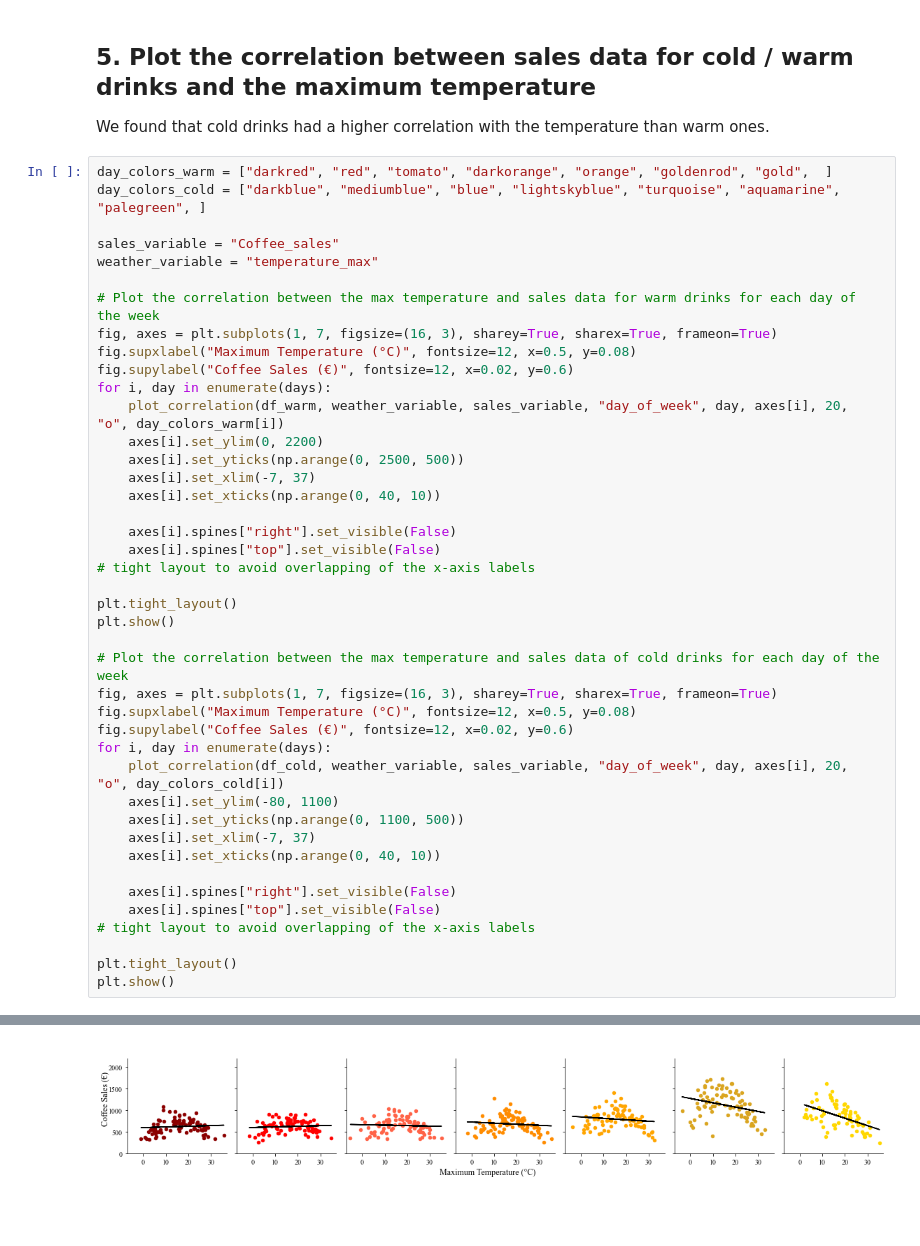
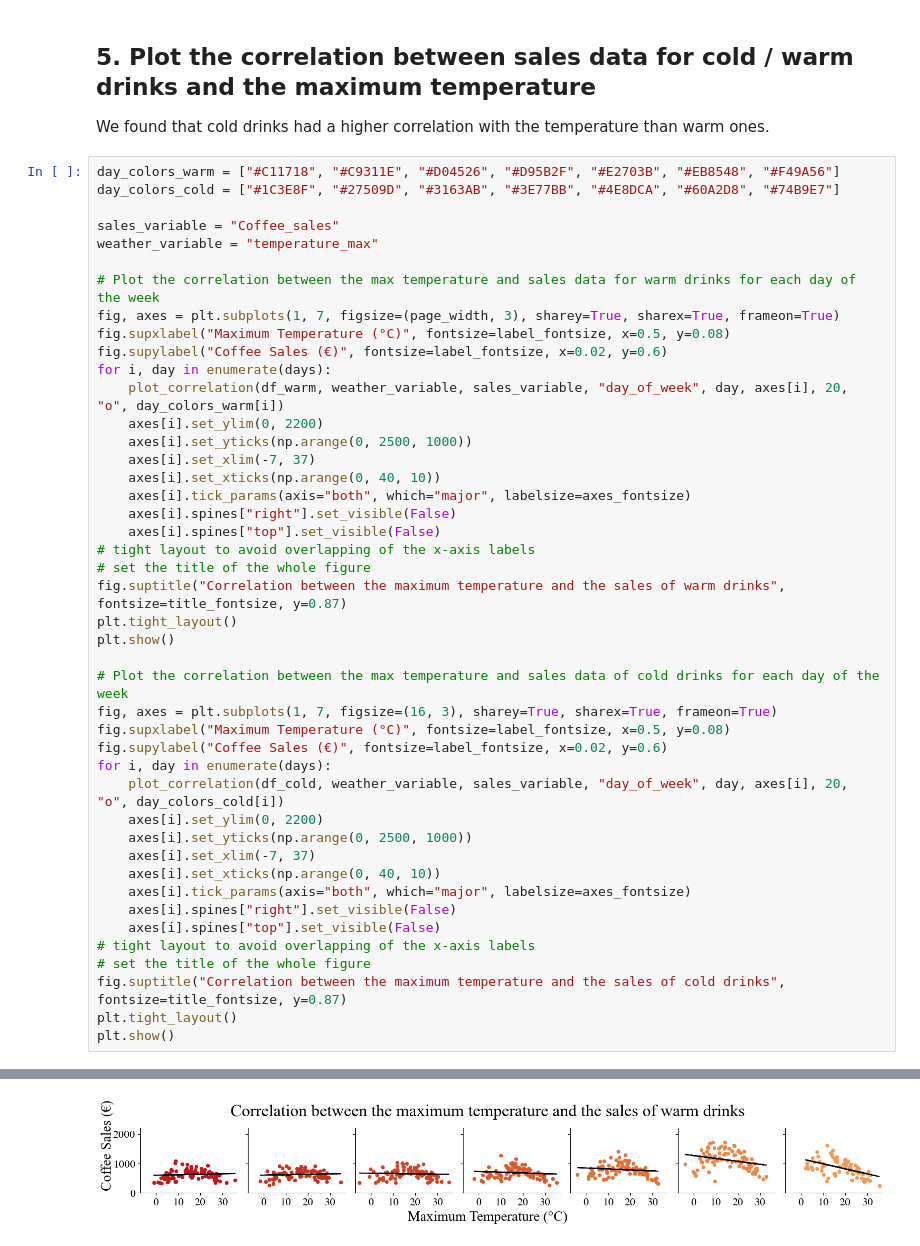
Before and after one commit to magicmagnus/CoffeeClimateCorrelation, a Jupyter notebook: 04_plot_combined_data.ipynb, the cells around one changed output, grey strips where cells are left out. Drawn from its saved outputs; the diff is of its cells as text; blank space fills up the shorter version.

Commit message:
update plotting colors

```diff
--- a/04_plot_combined_data.ipynb
+++ b/04_plot_combined_data.ipynb
@@ -304,56 +304,58 @@ Correlation between sales and precipitation on Sunday is about: -0.28. The corre
 
 We found that cold drinks had a higher correlation with the temperature than warm ones.
 # %%
-day_colors_warm = ["darkred", "red", "tomato", "darkorange", "orange", "goldenrod", "gold",  ]
-day_colors_cold = ["darkblue", "mediumblue", "blue", "lightskyblue", "turquoise", "aquamarine", "palegreen", ]
+day_colors_warm = ["#C11718", "#C9311E", "#D04526", "#D95B2F", "#E2703B", "#EB8548", "#F49A56"]
+day_colors_cold = ["#1C3E8F", "#27509D", "#3163AB", "#3E77BB", "#4E8DCA", "#60A2D8", "#74B9E7"]
 
 sales_variable = "Coffee_sales"
 weather_variable = "temperature_max"
 
 # Plot the correlation between the max temperature and sales data for warm drinks for each day of the week
-fig, axes = plt.subplots(1, 7, figsize=(16, 3), sharey=True, sharex=True, frameon=True)
-fig.supxlabel("Maximum Temperature (°C)", fontsize=12, x=0.5, y=0.08)
-fig.supylabel("Coffee Sales (€)", fontsize=12, x=0.02, y=0.6)
+fig, axes = plt.subplots(1, 7, figsize=(page_width, 3), sharey=True, sharex=True, frameon=True)
+fig.supxlabel("Maximum Temperature (°C)", fontsize=label_fontsize, x=0.5, y=0.08)
+fig.supylabel("Coffee Sales (€)", fontsize=label_fontsize, x=0.02, y=0.6)
 for i, day in enumerate(days):
     plot_correlation(df_warm, weather_variable, sales_variable, "day_of_week", day, axes[i], 20, "o", day_colors_warm[i])
     axes[i].set_ylim(0, 2200)
-    axes[i].set_yticks(np.arange(0, 2500, 500))
+    axes[i].set_yticks(np.arange(0, 2500, 1000))
     axes[i].set_xlim(-7, 37)
     axes[i].set_xticks(np.arange(0, 40, 10))
-
+    axes[i].tick_params(axis="both", which="major", labelsize=axes_fontsize)
     axes[i].spines["right"].set_visible(False)
     axes[i].spines["top"].set_visible(False)
 # tight layout to avoid overlapping of the x-axis labels
-
+# set the title of the whole figure
+fig.suptitle("Correlation between the maximum temperature and the sales of warm drinks", fontsize=title_fontsize, y=0.87)
 plt.tight_layout()
 plt.show()
 
 # Plot the correlation between the max temperature and sales data of cold drinks for each day of the week
 fig, axes = plt.subplots(1, 7, figsize=(16, 3), sharey=True, sharex=True, frameon=True)
-fig.supxlabel("Maximum Temperature (°C)", fontsize=12, x=0.5, y=0.08)
-fig.supylabel("Coffee Sales (€)", fontsize=12, x=0.02, y=0.6)
+fig.supxlabel("Maximum Temperature (°C)", fontsize=label_fontsize, x=0.5, y=0.08)
+fig.supylabel("Coffee Sales (€)", fontsize=label_fontsize, x=0.02, y=0.6)
 for i, day in enumerate(days):
     plot_correlation(df_cold, weather_variable, sales_variable, "day_of_week", day, axes[i], 20, "o", day_colors_cold[i])
-    axes[i].set_ylim(-80, 1100)
-    axes[i].set_yticks(np.arange(0, 1100, 500))
+    axes[i].set_ylim(0, 2200)
+    axes[i].set_yticks(np.arange(0, 2500, 1000))
     axes[i].set_xlim(-7, 37)
     axes[i].set_xticks(np.arange(0, 40, 10))
-
+    axes[i].tick_params(axis="both", which="major", labelsize=axes_fontsize)
     axes[i].spines["right"].set_visible(False)
     axes[i].spines["top"].set_visible(False)
 # tight layout to avoid overlapping of the x-axis labels
-
+# set the title of the whole figure
+fig.suptitle("Correlation between the maximum temperature and the sales of cold drinks", fontsize=title_fontsize, y=0.87)
 plt.tight_layout()
 plt.show()
 # %% [output]
 Correlation between sales and temperature_max on Monday is about: 0.08. The correlation has a p-value of: 0.4503
 Correlation between sales and temperature_max on Tuesday is about: 0.08. The correlation has a p-value of: 0.4569
 Correlation between sales and temperature_max on Wednesday is about: -0.05. The correlation has a p-value of: 0.6191
 Correlation between sales and temperature_max on Thursday is about: -0.11. The correlation has a p-value of: 0.2996
 Correlation between sales and temperature_max on Friday is about: -0.13. The correlation has a p-value of: 0.2073
 Correlation between sales and temperature_max on Saturday is about: -0.29. The correlation has a p-value of: 0.0067
 Correlation between sales and temperature_max on Sunday is about: -0.51. The correlation has a p-value of: 0.0000
-[figure, old version]
+[figure, new version]
 Correlation between sales and temperature_max on Monday is about: 0.78. The correlation has a p-value of: 0.0000
 Correlation between sales and temperature_max on Tuesday is about: 0.82. The correlation has a p-value of: 0.0000
 Correlation between sales and temperature_max on Wednesday is about: 0.80. The correlation has a p-value of: 0.0000
```
Also changed, not shown: parts of 3 cells of this notebook, 6 other files.
